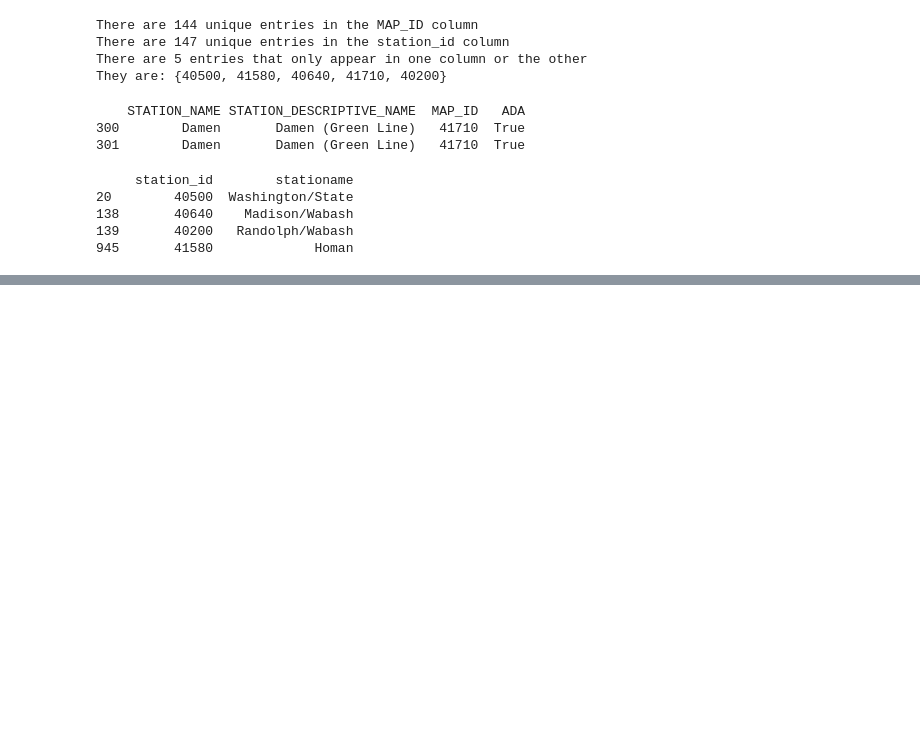
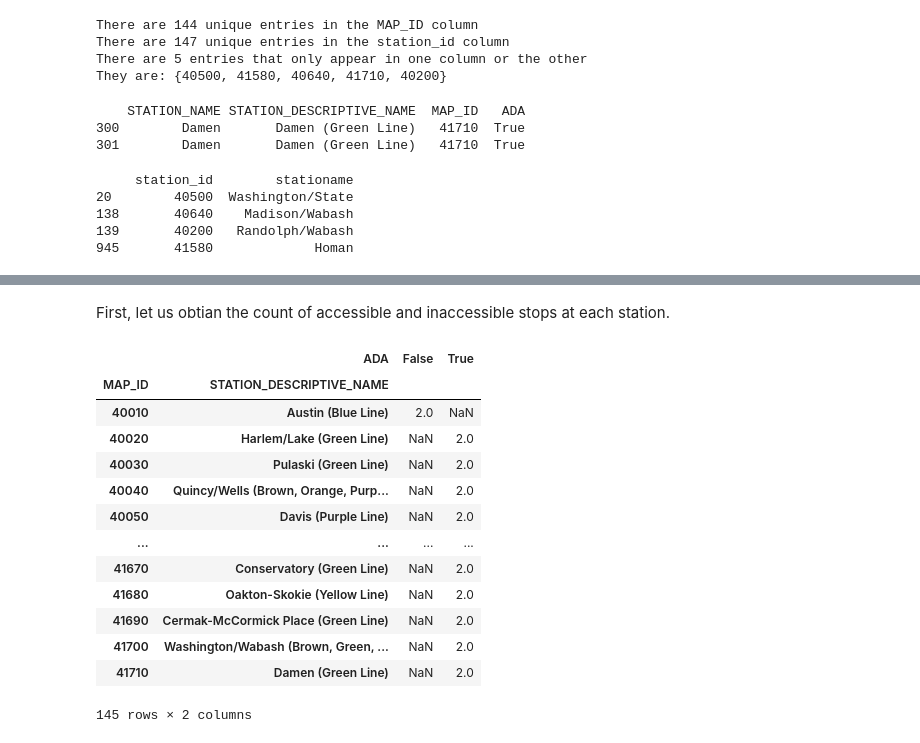
Before and after one commit to TecKnow/cta-accessibility-analysis, a Jupyter notebook: cta-accessability-data.ipynb, the cells around one changed output, grey strips where cells are left out. Cells and saved outputs as stored; diff of their text form; code cells hidden in the pictures; blank space fills up the shorter version.

```diff
--- a/cta-accessability-data.ipynb
+++ b/cta-accessability-data.ipynb
@@ -187,0 +399,23 @@ print(oprhans_in_ridership_data)
+# %% [markdown]
+First, let us obtian the count of accessible and inaccessible stops at each station.
+# %%
+trimmed_station_data = stations_df[[
+    "MAP_ID", "STATION_DESCRIPTIVE_NAME", "ADA"]]
+station_vcs = trimmed_station_data.value_counts()
+station_accessability_counts = station_vcs.unstack()
+station_accessability_counts
+# %% [output]
+|  | ADA | False | True |
+| MAP_ID | STATION_DESCRIPTIVE_NAME |  |  |
+| 40010 | Austin (Blue Line) | 2.0 | NaN |
+| 40020 | Harlem/Lake (Green Line) | NaN | 2.0 |
+| 40030 | Pulaski (Green Line) | NaN | 2.0 |
+| 40040 | Quincy/Wells (Brown, Orange, Purp... | NaN | 2.0 |
+| 40050 | Davis (Purple Line) | NaN | 2.0 |
+| ... | ... | ... | ... |
+| 41670 | Conservatory (Green Line) | NaN | 2.0 |
+| 41680 | Oakton-Skokie (Yellow Line) | NaN | 2.0 |
+| 41690 | Cermak-McCormick Place (Green Line) | NaN | 2.0 |
+| 41700 | Washington/Wabash (Brown, Green, ... | NaN | 2.0 |
+| 41710 | Damen (Green Line) | NaN | 2.0 |
+145 rows × 2 columns
```
Also changed, not shown: parts of 48 cells of this notebook.
